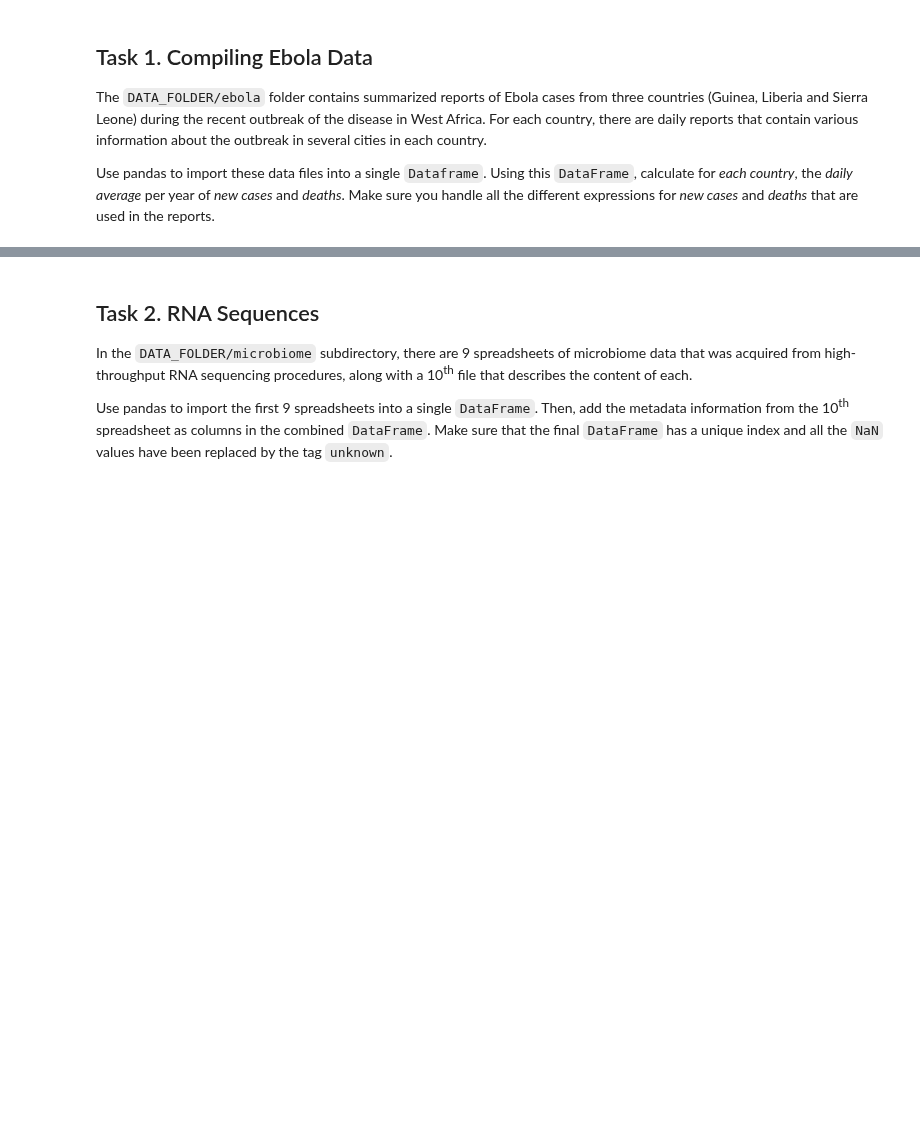
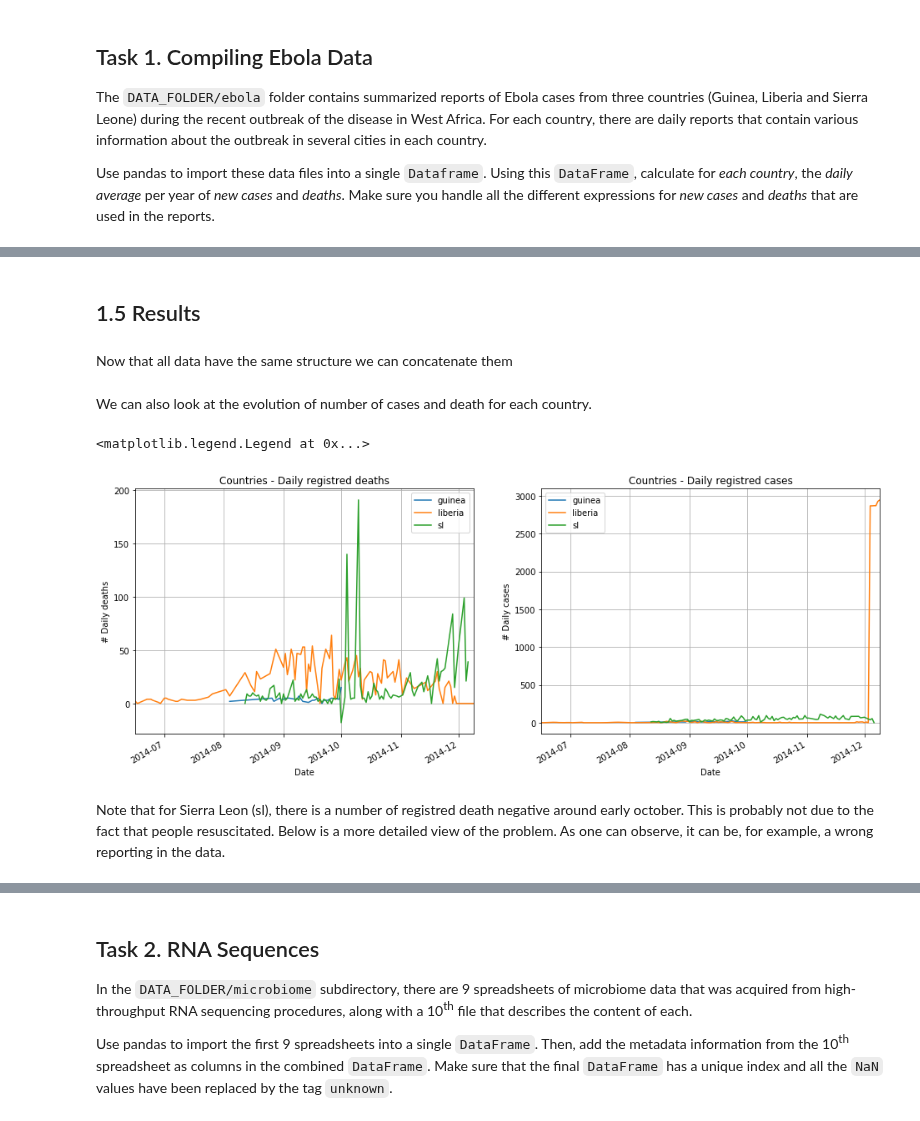
Before and after one commit to AdaTeamElec/ADA2017-Homeworks, a Jupyter notebook: 01 - Pandas and Data Wrangling/Homework 1.ipynb, the cells around one changed output, grey strips where cells are left out. Cells and saved outputs as stored; diff of their text form; code cells hidden in the pictures; blank space fills up the shorter version.

```diff
--- a/01 - Pandas and Data Wrangling/Homework 1.ipynb
+++ b/01 - Pandas and Data Wrangling/Homework 1.ipynb
@@ -17,0 +241,3 @@ Make sure you handle all the different expressions for *new cases* and *deaths*
+# %%
+r_sl = r_sl.pivot_table(index='date', columns='variable', values='National', aggfunc=max).fillna(0)
+r_sl.head()
@@ -17,0 +311,3 @@ Make sure you handle all the different expressions for *new cases* and *deaths*
+# %%
+r_sl.drop(r_sl.loc[r_sl['death_confirmed']==0].index, inplace=True)
+r_sl['new_death'] = pd.to_numeric(r['death_confirmed']).diff().fillna(0)
@@ -17,0 +316,7 @@ Make sure you handle all the different expressions for *new cases* and *deaths*
+# %%
+r_sl['n_case'] = pd.to_numeric(r_sl['new_confirmed'])
+r_sl['n_case_un'] = pd.to_numeric(r_sl['new_probable'] + r_sl['new_suspected'])
+r_sl['n_death'] = pd.to_numeric(r_sl['new_death'])
+r_sl['country'] = ['sl']*len(r_sl['n_case'])
+sl_res = r_sl[['country', 'n_case', 'n_case_un', 'n_death']]
+sl_res.head()
@@ -17,0 +331,24 @@ Make sure you handle all the different expressions for *new cases* and *deaths*
+# %% [markdown]
+## 1.5 Results
+# %% [markdown]
+Now that all data have the same structure we can concatenate them
+# %%
+r = pd.concat([guinea_res, liberia_res, sl_res]).fillna(0)
+# %% [markdown]
+We can also look at the evolution of number of cases and death for each country.
+# %%
+fig, (ax, ax2) = plt.subplots(1, 2, figsize=(16,6))
+for label, df in r.groupby('country'):
+    df.plot(y='n_death', ax=ax, label=label)
+for label, df in r.groupby('country'):
+    df.plot(y='n_case', ax=ax2, label=label)
+ax.grid(); ax2.grid()
+ax.set_xlabel('Date'); ax2.set_xlabel('Date')
+ax.set_ylabel('# Daily deaths'); ax2.set_ylabel('# Daily cases')
+ax.set_title('Countries - Daily registred deaths'); ax2.set_title('Countries - Daily registred cases')
+plt.legend()
+# %% [output]
+<matplotlib.legend.Legend at 0x...>
+[figure, added]
+# %% [markdown]
+Note that for Sierra Leon (sl), there is a number of registred death negative around early october. This is probably not due to the fact that people resuscitated. Below is a more detailed view of the problem. As one can observe, it can be, for example, a wrong reporting in the data.
```
Also changed, not shown: parts of 43 cells of this notebook.
